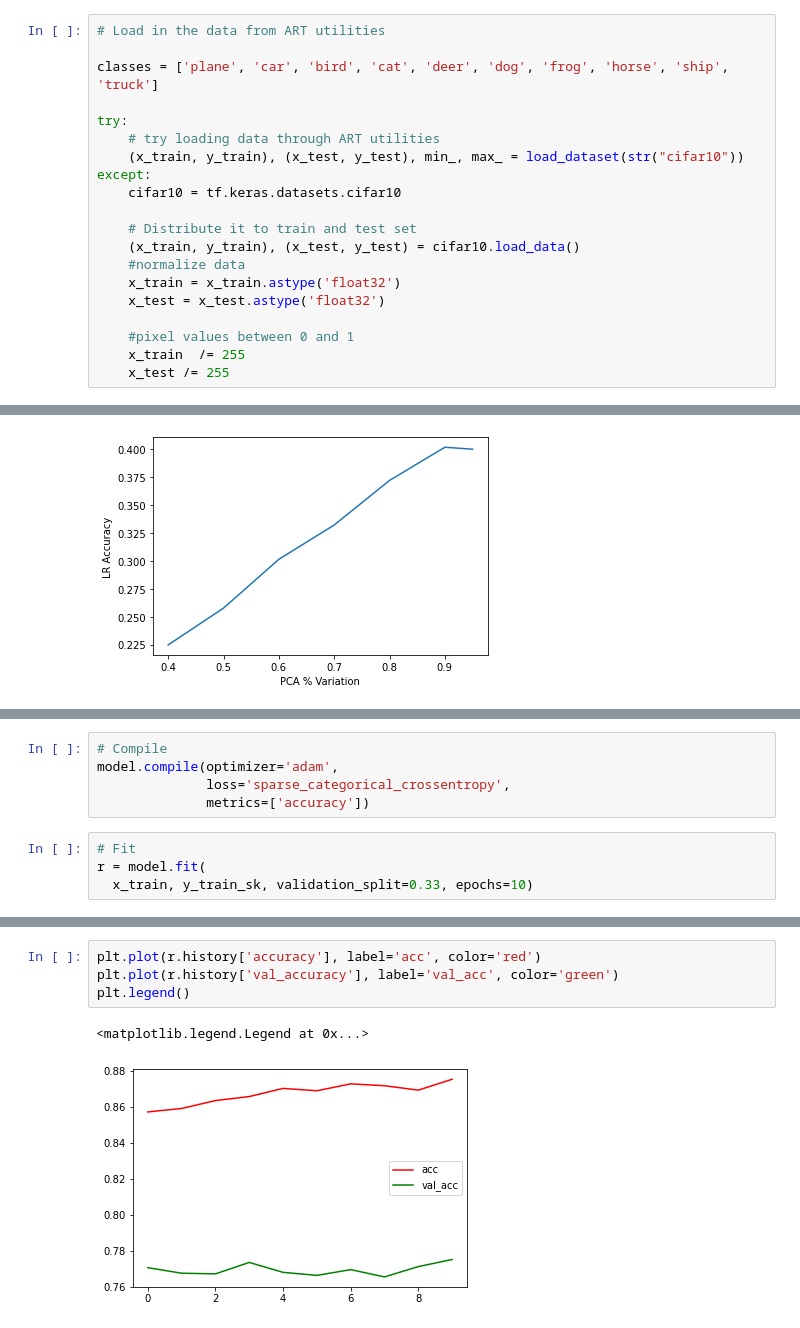
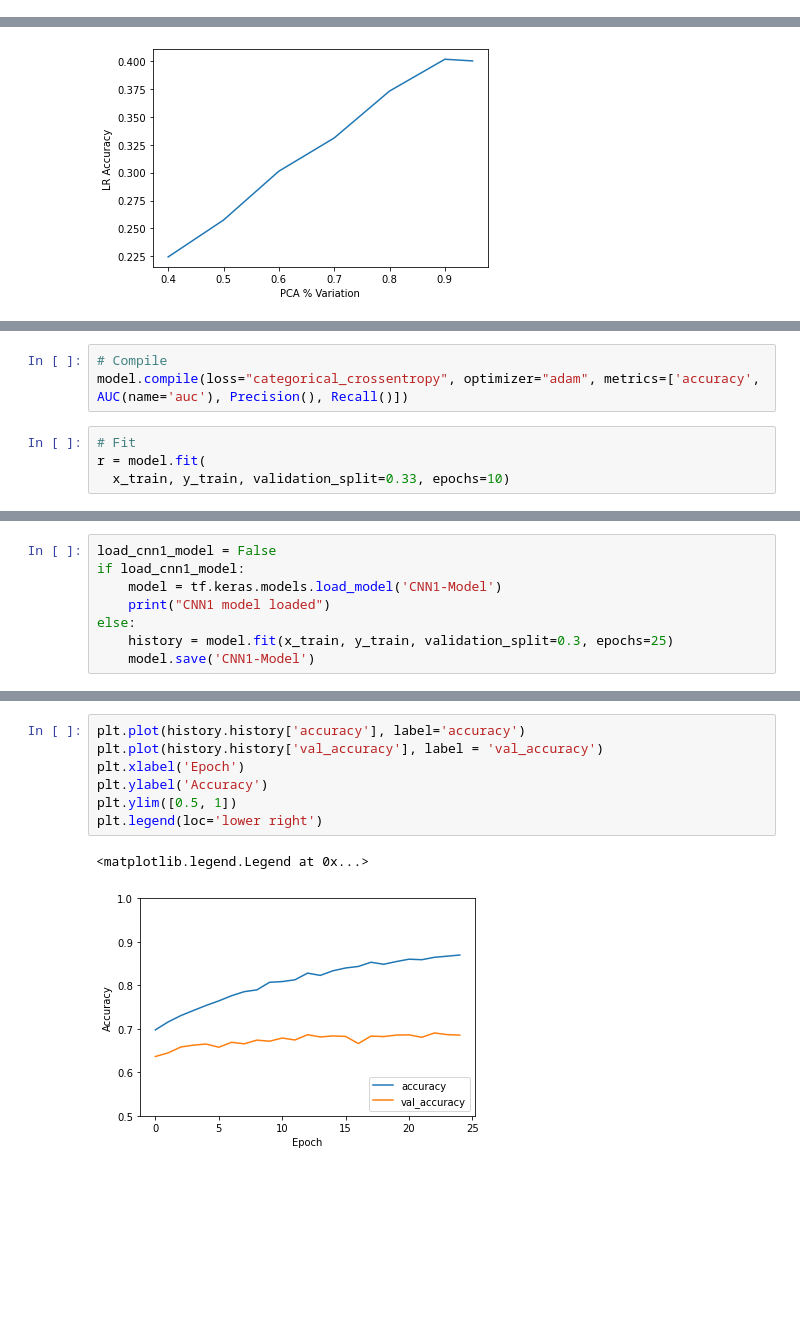
Before and after one commit to mschroeder11/machine-learning, a Jupyter notebook: final project/MLattacks.ipynb, the cells around one changed output, grey strips where cells are left out. Saved outputs shown, nothing was run; the diff lists cells and outputs as text; blank space fills up the shorter version.

```diff
--- a/final project/MLattacks.ipynb
+++ b/final project/MLattacks.ipynb
@@ -30,23 +31,3 @@ def img_to_vector(x):
 
 def vector_to_img(nbr_samples, x):
     return x.reshape(nbr_samples, 32, 32, 3)
-# %%
-# Load in the data from ART utilities
-
-classes = ['plane', 'car', 'bird', 'cat', 'deer', 'dog', 'frog', 'horse', 'ship', 'truck']
-
-try:
-    # try loading data through ART utilities
-    (x_train, y_train), (x_test, y_test), min_, max_ = load_dataset(str("cifar10"))
-except:
-    cifar10 = tf.keras.datasets.cifar10
-
-    # Distribute it to train and test set
-    (x_train, y_train), (x_test, y_test) = cifar10.load_data()
-    #normalize data
-    x_train = x_train.astype('float32')
-    x_test = x_test.astype('float32')
-
-    #pixel values between 0 and 1
-    x_train  /= 255
-    x_test /= 255
@@ -305,11 +558,9 @@ Non-trainable params: 0
 _________________________________________________________________
 # %%
 # Compile
-model.compile(optimizer='adam',
-              loss='sparse_categorical_crossentropy',
-              metrics=['accuracy'])
+model.compile(loss="categorical_crossentropy", optimizer="adam", metrics=['accuracy', AUC(name='auc'), Precision(), Recall()])
 # %%
 # Fit
 r = model.fit(
-  x_train, y_train_sk, validation_split=0.33, epochs=10)
+  x_train, y_train, validation_split=0.33, epochs=10)
 # %% [output]
@@ -332,0 +584,8 @@ Epoch 10/10
+# %%
+load_cnn1_model = False
+if load_cnn1_model:
+    model = tf.keras.models.load_model('CNN1-Model')
+    print("CNN1 model loaded")
+else:
+    history = model.fit(x_train, y_train, validation_split=0.3, epochs=25)
+    model.save('CNN1-Model')
@@ -333,7 +621,10 @@ Epoch 10/10
 # %%
-plt.plot(r.history['accuracy'], label='acc', color='red')
-plt.plot(r.history['val_accuracy'], label='val_acc', color='green')
-plt.legend()
+plt.plot(history.history['accuracy'], label='accuracy')
+plt.plot(history.history['val_accuracy'], label = 'val_accuracy')
+plt.xlabel('Epoch')
+plt.ylabel('Accuracy')
+plt.ylim([0.5, 1])
+plt.legend(loc='lower right')
 # %% [output]
 <matplotlib.legend.Legend at 0x...>
-[figure, old version]
+[figure, new version]
```
Also changed, not shown: parts of 68 cells of this notebook, 10 other files.
